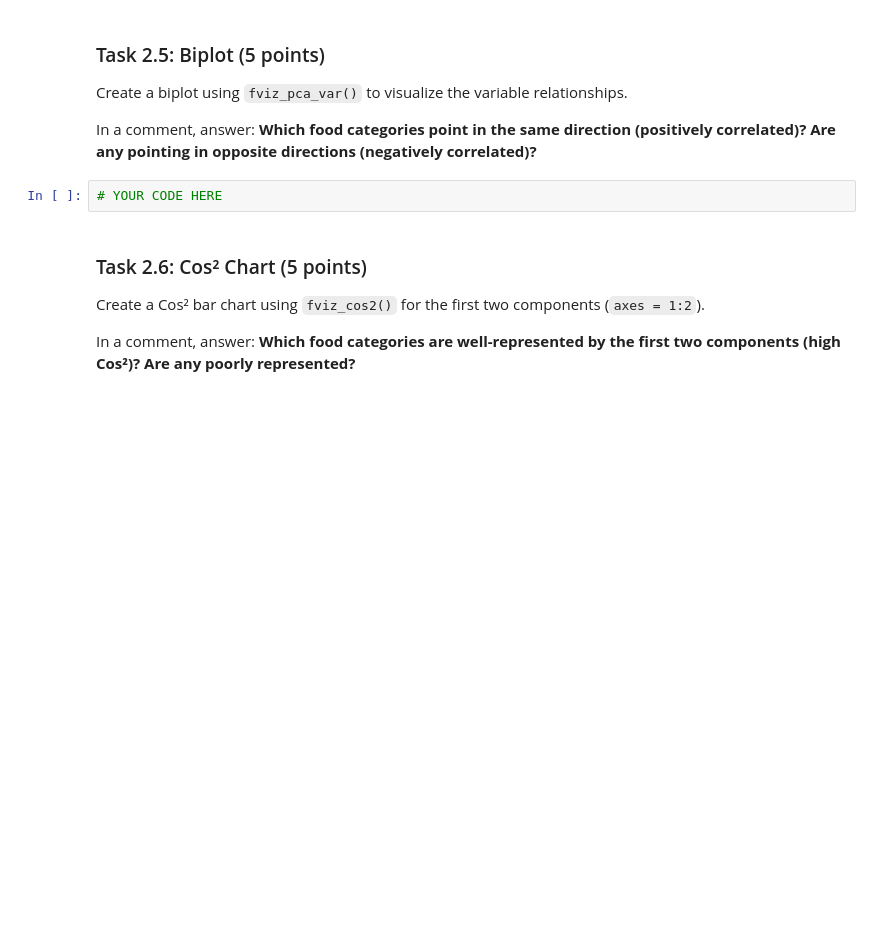
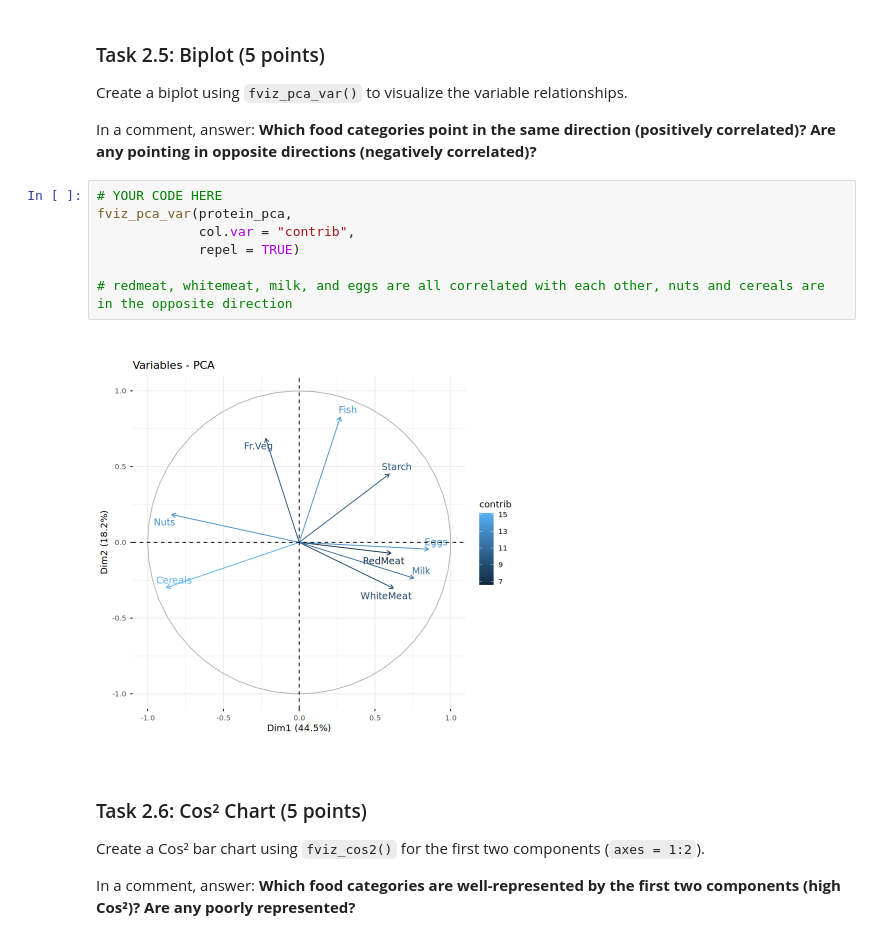
Before and after one commit to nick3616238/curly-octo-spork, a Jupyter notebook: Gest_Nicholas_MYID_Exercise3.ipynb, the cells around one changed output. Drawn from its saved outputs; the diff is of its cells as text; blank space fills up the shorter version.

```diff
--- a/Gest_Nicholas_MYID_Exercise3.ipynb
+++ b/Gest_Nicholas_MYID_Exercise3.ipynb
@@ -151,6 +213,13 @@ Create a biplot using `fviz_pca_var()` to visualize the variable relationships.
 In a comment, answer: **Which food categories point in the same direction (positively correlated)? Are any pointing in opposite directions (negatively correlated)?**
 # %%
 # YOUR CODE HERE
+fviz_pca_var(protein_pca,
+             col.var = "contrib",
+             repel = TRUE)
+
+# redmeat, whitemeat, milk, and eggs are all correlated with each other, nuts and cereals are in the opposite direction
+# %% [output]
+[figure, added]
 # %% [markdown]
 ### Task 2.6: Cos² Chart (5 points)
 
```
Also changed, not shown: parts of 20 cells of this notebook, 3 other files.
